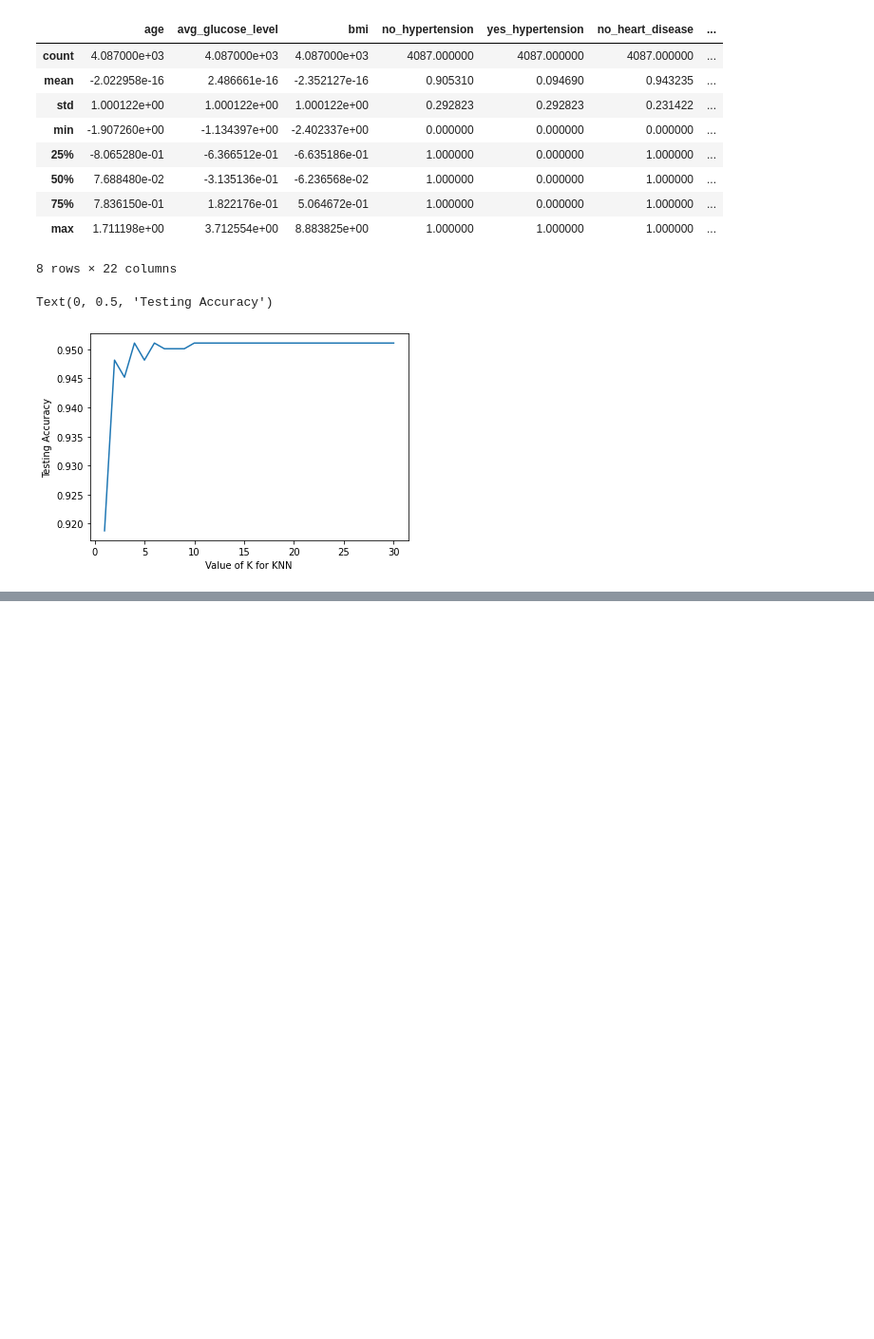
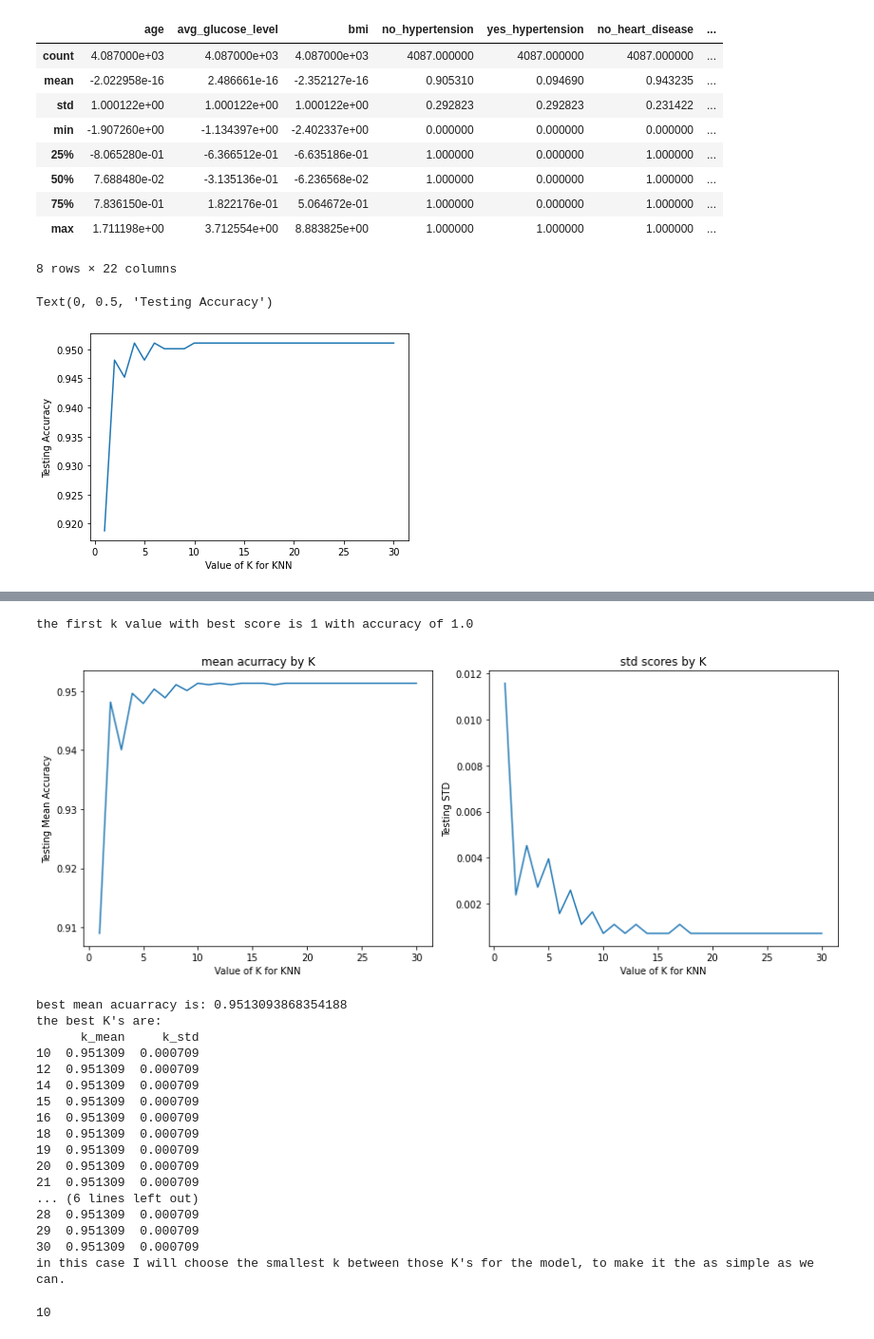
Before and after one commit to A-Sarayut/ML, a Jupyter notebook: Stroke_Prediction_assignment.ipynb, the cells around one changed output, grey strips where cells are left out. Shown at 95% size. Cells and saved outputs as stored; diff of their text form; code cells hidden in the pictures; blank space fills up the shorter version.

```diff
--- a/Stroke_Prediction_assignment.ipynb
+++ b/Stroke_Prediction_assignment.ipynb
@@ -618,0 +615,66 @@ Text(0, 0.5, 'Testing Accuracy')
+# %%
+max_score = max(scores)
+best_K = scores.index(max(scores))+1
+
+print("the first k value with best score is " + str(best_K) + " with accuracy of " + str(max_score))
+# %% [output]
+the first k value with best score is 1 with accuracy of 1.0
+# %%
+k_range = list(range(1, 31))
+k_mean_scores = []
+k_std_scores = []
+for k in k_range:
+    knn = KNeighborsClassifier(n_neighbors=k)
+    scores = cross_val_score(knn, X_train_scaled, y_train, cv=10, scoring='accuracy')
+    k_mean_scores.append(scores.mean())
+    k_std_scores.append(scores.std())
+
+d = {'k_mean': k_mean_scores, 'k_std': k_std_scores}
+Ks = pd.DataFrame(data = d, index=k_range)
+# %%
+fig, ax = plt.subplots(1,2, figsize = (12,5))
+((ax1, ax2)) = ax
+
+ax1.plot(k_range, k_mean_scores)
+ax1.set_title('mean acurracy by K')
+ax1.set_xlabel('Value of K for KNN')
+ax1.set_ylabel('Testing Mean Accuracy')
+
+ax2.plot(k_range, k_std_scores)
+ax2.set_title('std scores by K')
+ax2.set_xlabel('Value of K for KNN')
+ax2.set_ylabel('Testing STD')
+
+plt.tight_layout()
+plt.show()
+
+max_score = max(k_mean_scores)
+min_std = min(k_std_scores)
+best_Ks = Ks[(Ks['k_mean']==max_score) & (Ks['k_std']==min_std)]
+print("best mean acuarracy is: " +str(max_score))
+print("the best K's are:")
+print(best_Ks)
+print("in this case I will choose the smallest k between those K's for the model, to make it the as simple as we can.")
+# %% [output]
+[figure, added]
+best mean acuarracy is: 0.9513093868354188
+the best K's are:
+      k_mean     k_std
+10  0.951309  0.000709
+12  0.951309  0.000709
+14  0.951309  0.000709
+15  0.951309  0.000709
+16  0.951309  0.000709
+18  0.951309  0.000709
+19  0.951309  0.000709
+20  0.951309  0.000709
+21  0.951309  0.000709
+... (6 lines left out)
+28  0.951309  0.000709
+29  0.951309  0.000709
+30  0.951309  0.000709
+in this case I will choose the smallest k between those K's for the model, to make it the as simple as we can.
+# %%
+min(best_Ks['k_mean'].index)
+# %% [output]
+10
```
Also changed, not shown: parts of 16 cells of this notebook.
